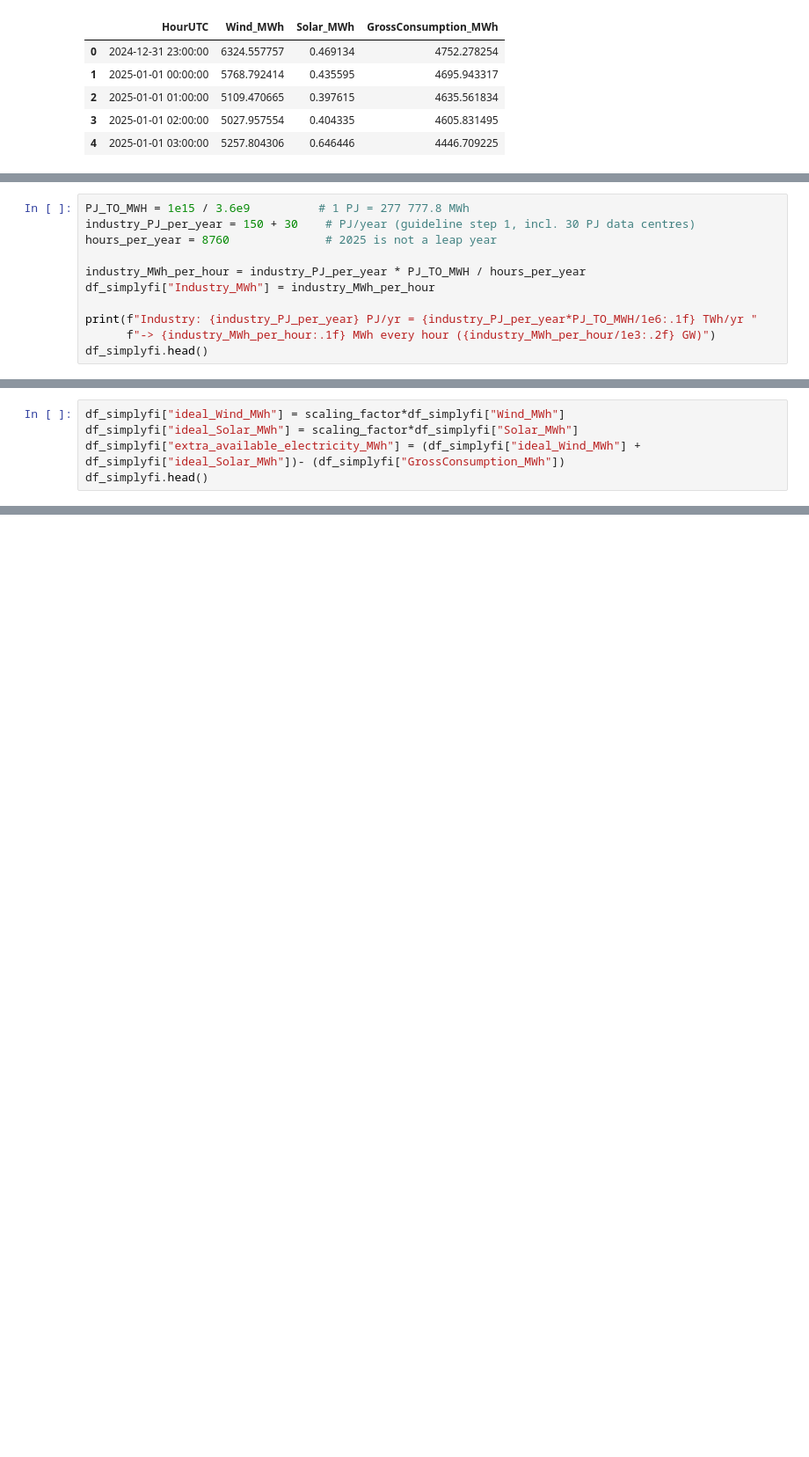
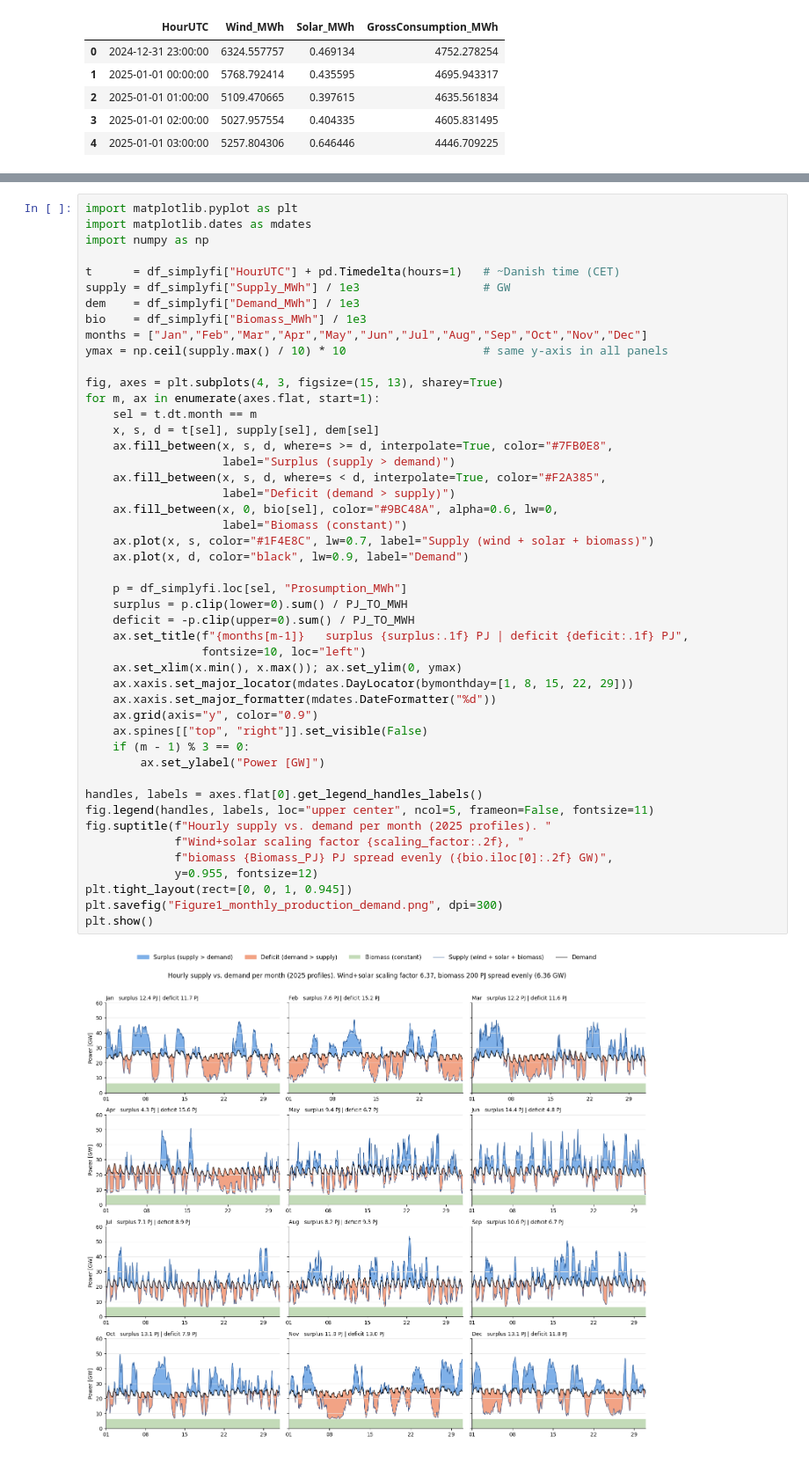
Before and after one commit to Ebbeschou/P2X-DTU, a Jupyter notebook: Final report/Data_analyse.ipynb, the cells around one changed output, grey strips where cells are left out. Shown at 88% size. Cells and saved outputs as stored; diff of their text form; blank space fills up the shorter version.

```diff
--- a/Final report/Data_analyse.ipynb
+++ b/Final report/Data_analyse.ipynb
@@ -59,11 +52,0 @@ $$\dot E_{\text{industry}} = \frac{180\ \text{PJ}}{3.6\cdot10^{-6}\ \text{PJ/MWh
-# %%
-PJ_TO_MWH = 1e15 / 3.6e9          # 1 PJ = 277 777.8 MWh
-industry_PJ_per_year = 150 + 30    # PJ/year (guideline step 1, incl. 30 PJ data centres)
-hours_per_year = 8760              # 2025 is not a leap year
-
-industry_MWh_per_hour = industry_PJ_per_year * PJ_TO_MWH / hours_per_year
-df_simplyfi["Industry_MWh"] = industry_MWh_per_hour
-
-print(f"Industry: {industry_PJ_per_year} PJ/yr = {industry_PJ_per_year*PJ_TO_MWH/1e6:.1f} TWh/yr "
-      f"-> {industry_MWh_per_hour:.1f} MWh every hour ({industry_MWh_per_hour/1e3:.2f} GW)")
-df_simplyfi.head()
@@ -92,5 +52,0 @@ np.float64(6.3659832917925705)
-# %%
-df_simplyfi["ideal_Wind_MWh"] = scaling_factor*df_simplyfi["Wind_MWh"]
-df_simplyfi["ideal_Solar_MWh"] = scaling_factor*df_simplyfi["Solar_MWh"]
-df_simplyfi["extra_available_electricity_MWh"] = (df_simplyfi["ideal_Wind_MWh"] + df_simplyfi["ideal_Solar_MWh"])- (df_simplyfi["GrossConsumption_MWh"])
-df_simplyfi.head()
@@ -103,0 +154,49 @@ df_simplyfi.head()
+# %%
+import matplotlib.pyplot as plt
+import matplotlib.dates as mdates
+import numpy as np
+
+t      = df_simplyfi["HourUTC"] + pd.Timedelta(hours=1)   # ~Danish time (CET)
+supply = df_simplyfi["Supply_MWh"] / 1e3                  # GW
+dem    = df_simplyfi["Demand_MWh"] / 1e3
+bio    = df_simplyfi["Biomass_MWh"] / 1e3
+months = ["Jan","Feb","Mar","Apr","May","Jun","Jul","Aug","Sep","Oct","Nov","Dec"]
+ymax = np.ceil(supply.max() / 10) * 10                    # same y-axis in all panels
+
+fig, axes = plt.subplots(4, 3, figsize=(15, 13), sharey=True)
+for m, ax in enumerate(axes.flat, start=1):
+    sel = t.dt.month == m
+    x, s, d = t[sel], supply[sel], dem[sel]
+    ax.fill_between(x, s, d, where=s >= d, interpolate=True, color="#7FB0E8",
+                    label="Surplus (supply > demand)")
+    ax.fill_between(x, s, d, where=s < d, interpolate=True, color="#F2A385",
+                    label="Deficit (demand > supply)")
+    ax.fill_between(x, 0, bio[sel], color="#9BC48A", alpha=0.6, lw=0,
+                    label="Biomass (constant)")
+    ax.plot(x, s, color="#1F4E8C", lw=0.7, label="Supply (wind + solar + biomass)")
+    ax.plot(x, d, color="black", lw=0.9, label="Demand")
+
+    p = df_simplyfi.loc[sel, "Prosumption_MWh"]
+    surplus = p.clip(lower=0).sum() / PJ_TO_MWH
+    deficit = -p.clip(upper=0).sum() / PJ_TO_MWH
+    ax.set_title(f"{months[m-1]}   surplus {surplus:.1f} PJ | deficit {deficit:.1f} PJ",
+                 fontsize=10, loc="left")
+    ax.set_xlim(x.min(), x.max()); ax.set_ylim(0, ymax)
+    ax.xaxis.set_major_locator(mdates.DayLocator(bymonthday=[1, 8, 15, 22, 29]))
+    ax.xaxis.set_major_formatter(mdates.DateFormatter("%d"))
+    ax.grid(axis="y", color="0.9")
+    ax.spines[["top", "right"]].set_visible(False)
+    if (m - 1) % 3 == 0:
+        ax.set_ylabel("Power [GW]")
+
+handles, labels = axes.flat[0].get_legend_handles_labels()
+fig.legend(handles, labels, loc="upper center", ncol=5, frameon=False, fontsize=11)
+fig.suptitle(f"Hourly supply vs. demand per month (2025 profiles). "
+             f"Wind+solar scaling factor {scaling_factor:.2f}, "
+             f"biomass {Biomass_PJ} PJ spread evenly ({bio.iloc[0]:.2f} GW)",
+             y=0.955, fontsize=12)
+plt.tight_layout(rect=[0, 0, 1, 0.945])
+plt.savefig("Figure1_monthly_production_demand.png", dpi=300)
+plt.show()
+# %% [output]
+[figure, added]
```
Also changed, not shown: parts of 10 cells of this notebook, 2 other files.
